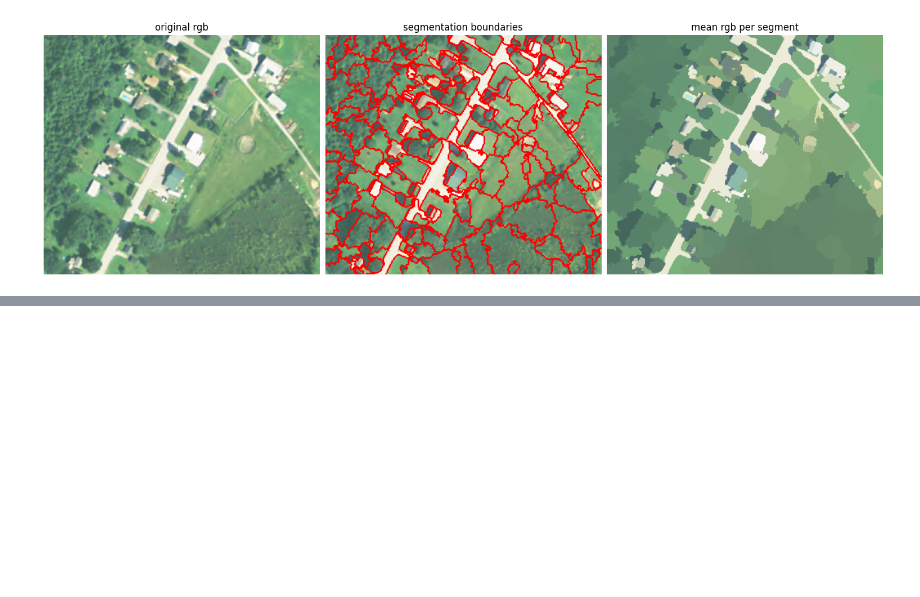
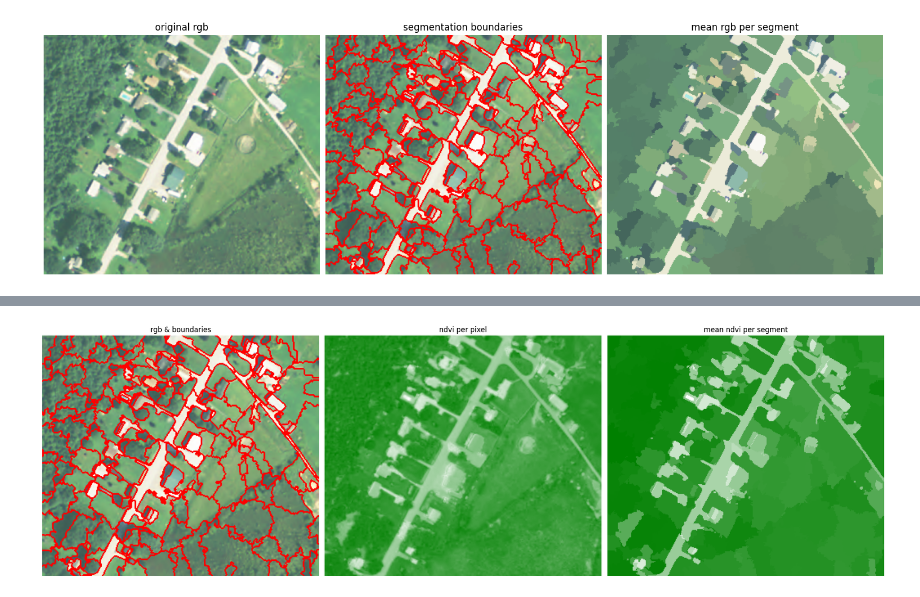
Before and after one commit to candepelliza/OBIA_Python, a Jupyter notebook: final_project_dev.ipynb, the cells around one changed output, grey strips where cells are left out. Cells and saved outputs as stored; diff of their text form; code cells hidden in the pictures; blank space fills up the shorter version.

```diff
--- a/final_project_dev.ipynb
+++ b/final_project_dev.ipynb
@@ -183,3 +184,19 @@ for ax in axs:
 plt.show()
 # %% [output]
 [figure]
+# %%
+# Convert the segments array to integer data type
+segments = segments.astype(int)
+
+# define mean calculation function
+def calc_mean(seg_arr, img_arr):
+    spec_feats = regionprops_table(
+        label_image = seg_arr,
+        intensity_image = img_arr,
+        properties = ["label", "intensity_mean"]
+        )
+    return pd.DataFrame(spec_feats)
+
+# perform calculation & get timing
+means = calc_mean(segments, np.dstack([rgb, ndvi]))
+display(means)
@@ -185,0 +217,29 @@ plt.show()
+# %%
+# mapping NDVI vals back to image segments
+mapped_mean = map_array(
+    segments,
+    np.array(means["label"]),
+    np.array(means["intensity_mean-3"])
+    )
+
+
+# Define the custom colormap with green for high NDVI values and grey for low NDVI values
+colors = [(0.0, 'white'), (1.0, 'green')]
+custom_cmap = LinearSegmentedColormap.from_list('custom_cmap', colors)
+
+# visualise
+fig, axs = plt.subplots(ncols=3, figsize=(20,10), constrained_layout=True)
+axs[0].imshow(mark_boundaries(rgb, segments, (1,0,0), mode="thick"))
+axs[1].imshow(ndvi, cmap=custom_cmap)
+axs[2].imshow(mapped_mean, cmap=custom_cmap)  # Use the custom colormap here
+
+axs[0].set_title("rgb & boundaries")
+axs[1].set_title("ndvi per pixel")
+axs[2].set_title("mean ndvi per segment")
+
+for ax in axs.flat:
+    ax.set_axis_off()
+
+plt.show()
+# %% [output]
+[figure, added]
```
Also changed, not shown: parts of 7 cells of this notebook.
